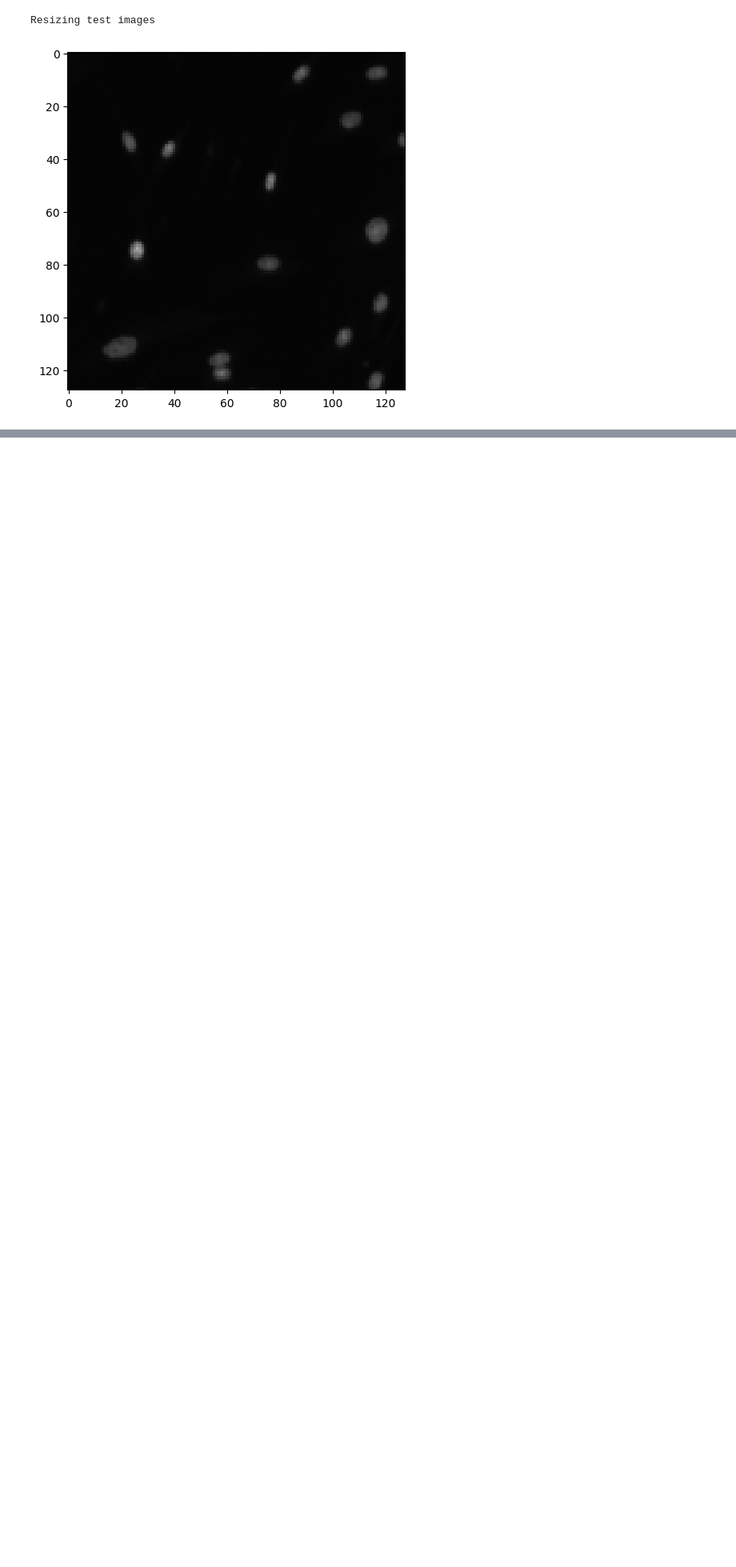
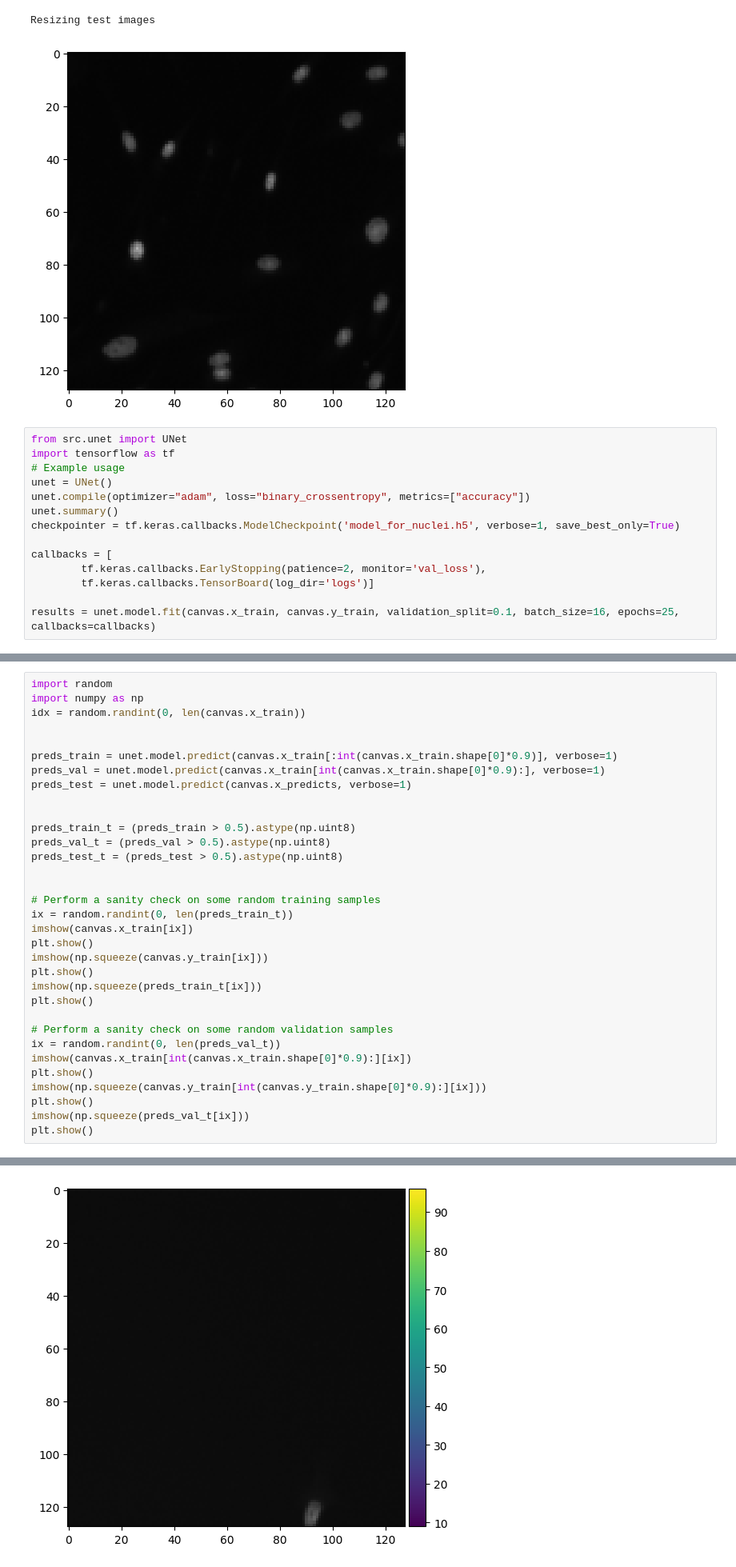
Before and after one commit to chozandrias76/world-generator-service, a Jupyter notebook: u-net.ipynb, the cells around one changed output, grey strips where cells are left out. Shown at 80% size. Cells and saved outputs as stored; diff of their text form; blank space fills up the shorter version.

Commit message:
feat: ran a few epochs

```diff
--- a/u-net.ipynb
+++ b/u-net.ipynb
@@ -76,3 +32,17 @@ plt.show()
 # %% [output]
 Resizing test images
 [figure]
+# %%
+from src.unet import UNet
+import tensorflow as tf
+# Example usage
+unet = UNet()
+unet.compile(optimizer="adam", loss="binary_crossentropy", metrics=["accuracy"])
+unet.summary()
+checkpointer = tf.keras.callbacks.ModelCheckpoint('model_for_nuclei.h5', verbose=1, save_best_only=True)
+
+callbacks = [
+        tf.keras.callbacks.EarlyStopping(patience=2, monitor='val_loss'),
+        tf.keras.callbacks.TensorBoard(log_dir='logs')]
+
+results = unet.model.fit(canvas.x_train, canvas.y_train, validation_split=0.1, batch_size=16, epochs=25, callbacks=callbacks)
@@ -78,0 +81,34 @@ Resizing test images
+# %%
+import random
+import numpy as np
+idx = random.randint(0, len(canvas.x_train))
+
+
+preds_train = unet.model.predict(canvas.x_train[:int(canvas.x_train.shape[0]*0.9)], verbose=1)
+preds_val = unet.model.predict(canvas.x_train[int(canvas.x_train.shape[0]*0.9):], verbose=1)
+preds_test = unet.model.predict(canvas.x_predicts, verbose=1)
+
+
+preds_train_t = (preds_train > 0.5).astype(np.uint8)
+preds_val_t = (preds_val > 0.5).astype(np.uint8)
+preds_test_t = (preds_test > 0.5).astype(np.uint8)
+
+
+# Perform a sanity check on some random training samples
+ix = random.randint(0, len(preds_train_t))
+imshow(canvas.x_train[ix])
+plt.show()
+imshow(np.squeeze(canvas.y_train[ix]))
+plt.show()
+imshow(np.squeeze(preds_train_t[ix]))
+plt.show()
+
+# Perform a sanity check on some random validation samples
+ix = random.randint(0, len(preds_val_t))
+imshow(canvas.x_train[int(canvas.x_train.shape[0]*0.9):][ix])
+plt.show()
+imshow(np.squeeze(canvas.y_train[int(canvas.y_train.shape[0]*0.9):][ix]))
+plt.show()
+imshow(np.squeeze(preds_val_t[ix]))
+plt.show()
+# %% [output]
@@ -78,0 +118 @@ Resizing test images
+[figure, added]
```
Also changed, not shown: parts of 3 cells of this notebook.
